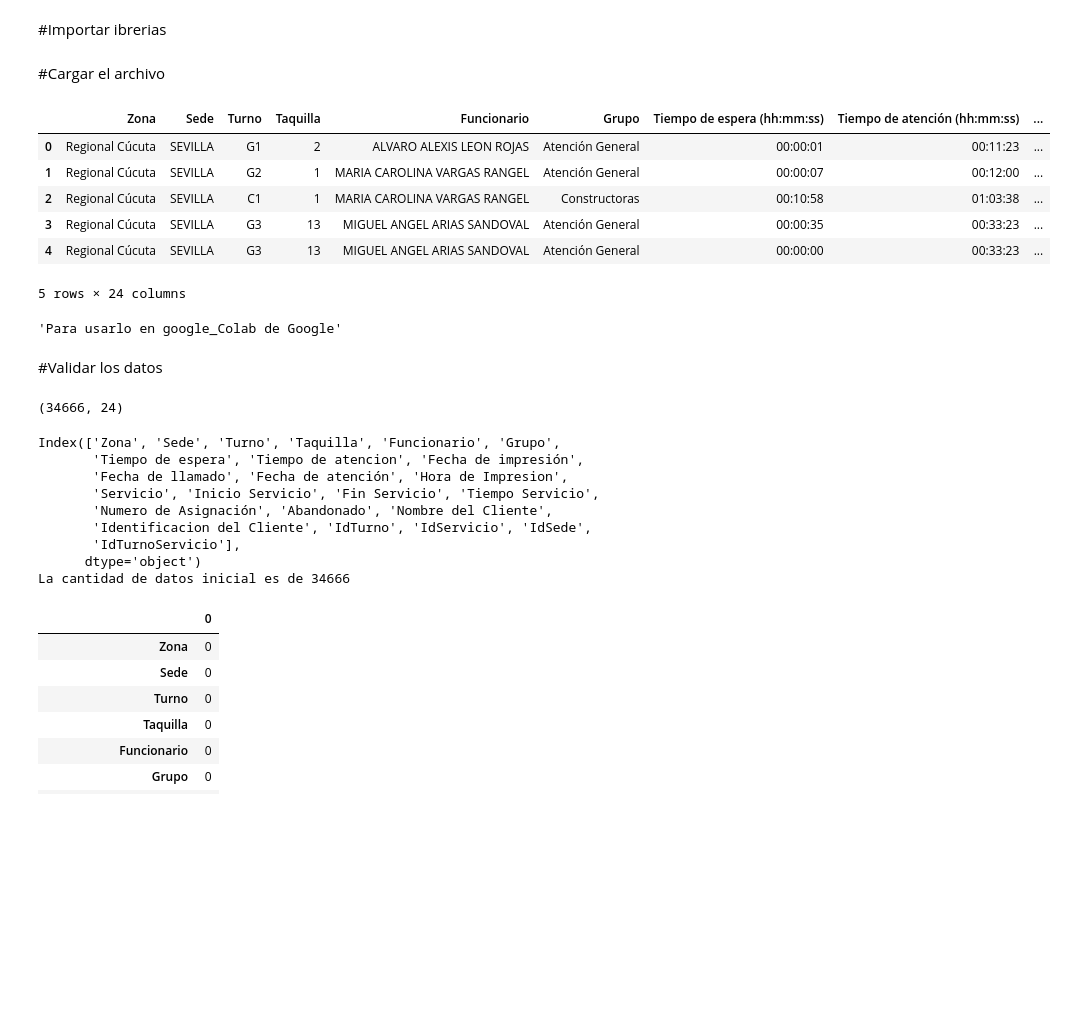
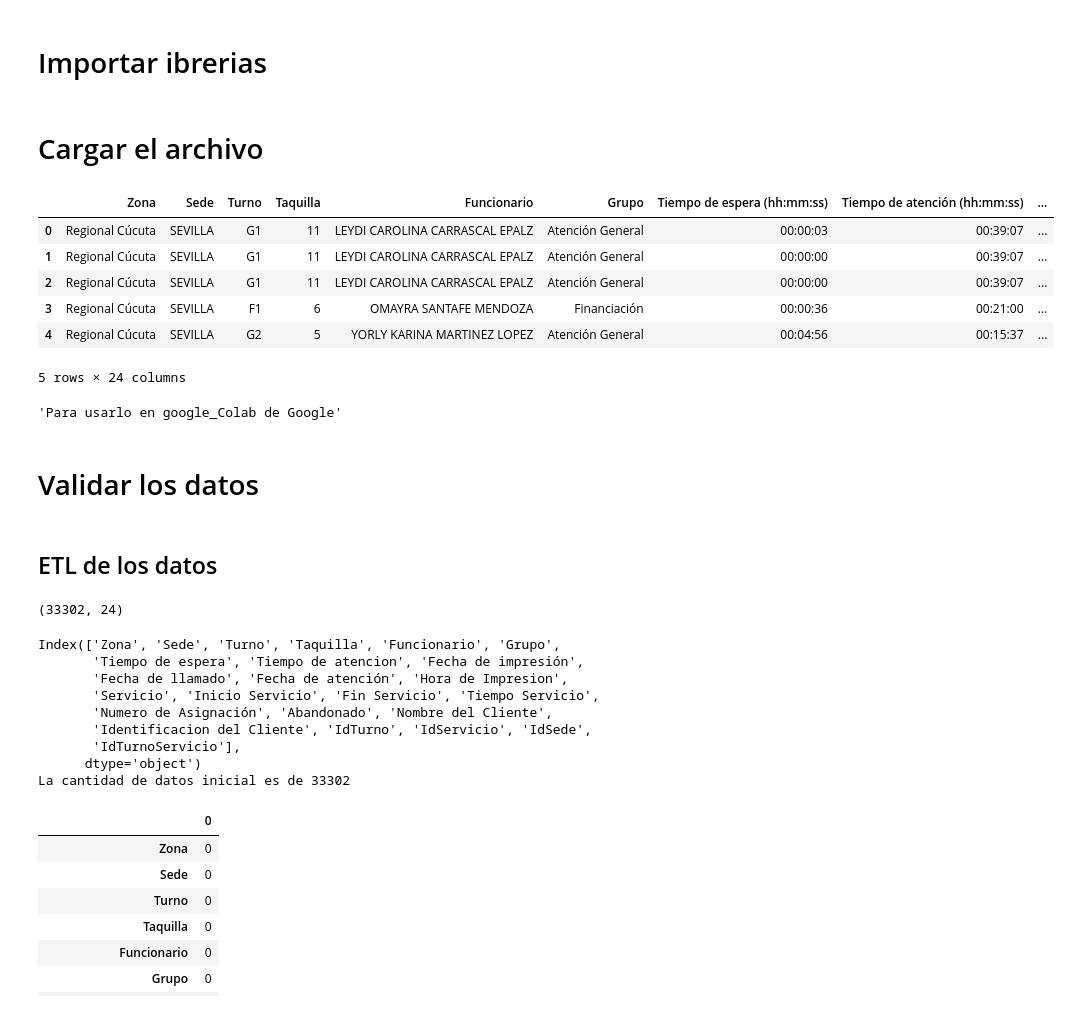
Before and after one commit to Andr3yP/Indicador_eficiencia_Ofosi_Cens, a Jupyter notebook: Indicador_eficiencia.ipynb, the cells around one changed output. Drawn from its saved outputs; the diff is of its cells as text; code cells hidden in the pictures; blank space fills up the shorter version.

```diff
--- a/Indicador_eficiencia.ipynb
+++ b/Indicador_eficiencia.ipynb
@@ -1,5 +1,5 @@
 # %% [markdown]
-#Importar ibrerias
+# Importar ibrerias
 # %%
 import numpy as np
 import pandas as pd
@@ -7,21 +7,21 @@ import matplotlib.pyplot as plt
 from IPython.display import display
 #from ipywidgets import FileUpload
 # %% [markdown]
-#Cargar el archivo
+# Cargar el archivo
 # %%
 # Cargar el archivo directamente desde el directorio donde está el notebook
-nombre_archivo = 'Turnos agosto 2024.xlsx'  # Puedes cambiar este nombre por el archivo que quieras cargar
+nombre_archivo = 'Turnos septiembre 2024.xlsx'  # Puedes cambiar este nombre por el archivo que quieras cargar
 data = pd.read_excel(nombre_archivo)
 
 # Validar los datos
 data.head()
 # %% [output]
 |  | Zona | Sede | Turno | Taquilla | Funcionario | Grupo | Tiempo de espera (hh:mm:ss) | Tiempo de atención (hh:mm:ss) | ... |
-| 0 | Regional Cúcuta | SEVILLA | G1 | 2 | ALVARO ALEXIS LEON ROJAS | Atención General | 00:00:01 | 00:11:23 | ... |
-| 1 | Regional Cúcuta | SEVILLA | G2 | 1 | MARIA CAROLINA VARGAS RANGEL | Atención General | 00:00:07 | 00:12:00 | ... |
-| 2 | Regional Cúcuta | SEVILLA | C1 | 1 | MARIA CAROLINA VARGAS RANGEL | Constructoras | 00:10:58 | 01:03:38 | ... |
-| 3 | Regional Cúcuta | SEVILLA | G3 | 13 | MIGUEL ANGEL ARIAS SANDOVAL | Atención General | 00:00:35 | 00:33:23 | ... |
-| 4 | Regional Cúcuta | SEVILLA | G3 | 13 | MIGUEL ANGEL ARIAS SANDOVAL | Atención General | 00:00:00 | 00:33:23 | ... |
+| 0 | Regional Cúcuta | SEVILLA | G1 | 11 | LEYDI CAROLINA CARRASCAL EPALZ | Atención General | 00:00:03 | 00:39:07 | ... |
+| 1 | Regional Cúcuta | SEVILLA | G1 | 11 | LEYDI CAROLINA CARRASCAL EPALZ | Atención General | 00:00:00 | 00:39:07 | ... |
+| 2 | Regional Cúcuta | SEVILLA | G1 | 11 | LEYDI CAROLINA CARRASCAL EPALZ | Atención General | 00:00:00 | 00:39:07 | ... |
+| 3 | Regional Cúcuta | SEVILLA | F1 | 6 | OMAYRA SANTAFE MENDOZA | Financiación | 00:00:36 | 00:21:00 | ... |
+| 4 | Regional Cúcuta | SEVILLA | G2 | 5 | YORLY KARINA MARTINEZ LOPEZ | Atención General | 00:04:56 | 00:15:37 | ... |
 5 rows × 24 columns
 # %%
 '''Para usarlo en google_Colab de Google'''
@@ -33,11 +33,13 @@ data.head()
 # %% [output]
 'Para usarlo en google_Colab de Google'
 # %% [markdown]
-#Validar los datos
+# Validar los datos
+# %% [markdown]
+## ETL de los datos
 # %%
 data.shape #Conocer las dimensiones de la data, FilasxColumnsa
 # %% [output]
-(34666, 24)
+(33302, 24)
 # %%
 data = data.rename(columns={'Tiempo de espera (hh:mm:ss)' : 'Tiempo de espera',
                             'Tiempo de atención (hh:mm:ss)' : 'Tiempo de atencion'})
@@ -52,7 +54,7 @@ Index(['Zona', 'Sede', 'Turno', 'Taquilla', 'Funcionario', 'Grupo',
        'Identificacion del Cliente', 'IdTurno', 'IdServicio', 'IdSede',
        'IdTurnoServicio'],
       dtype='object')
-La cantidad de datos inicial es de 34666
+La cantidad de datos inicial es de 33302
 # %%
 #Se convierte en Df y se eliminan los turnos de Pruebas, y del grupo Veolia que no corresponden
 data_cens_df = pd.DataFrame(data)
```
Also changed, not shown: parts of 50 cells of this notebook.
